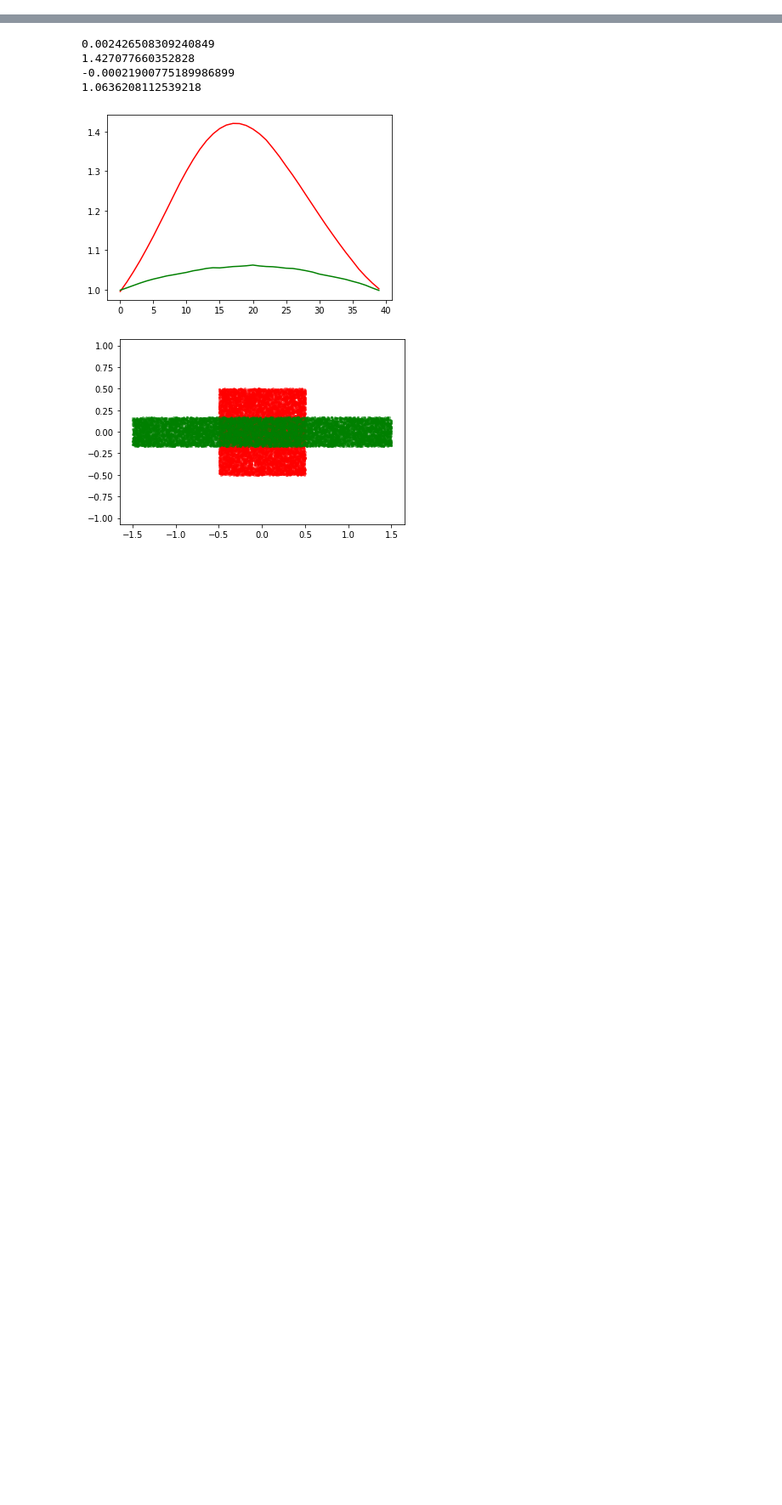
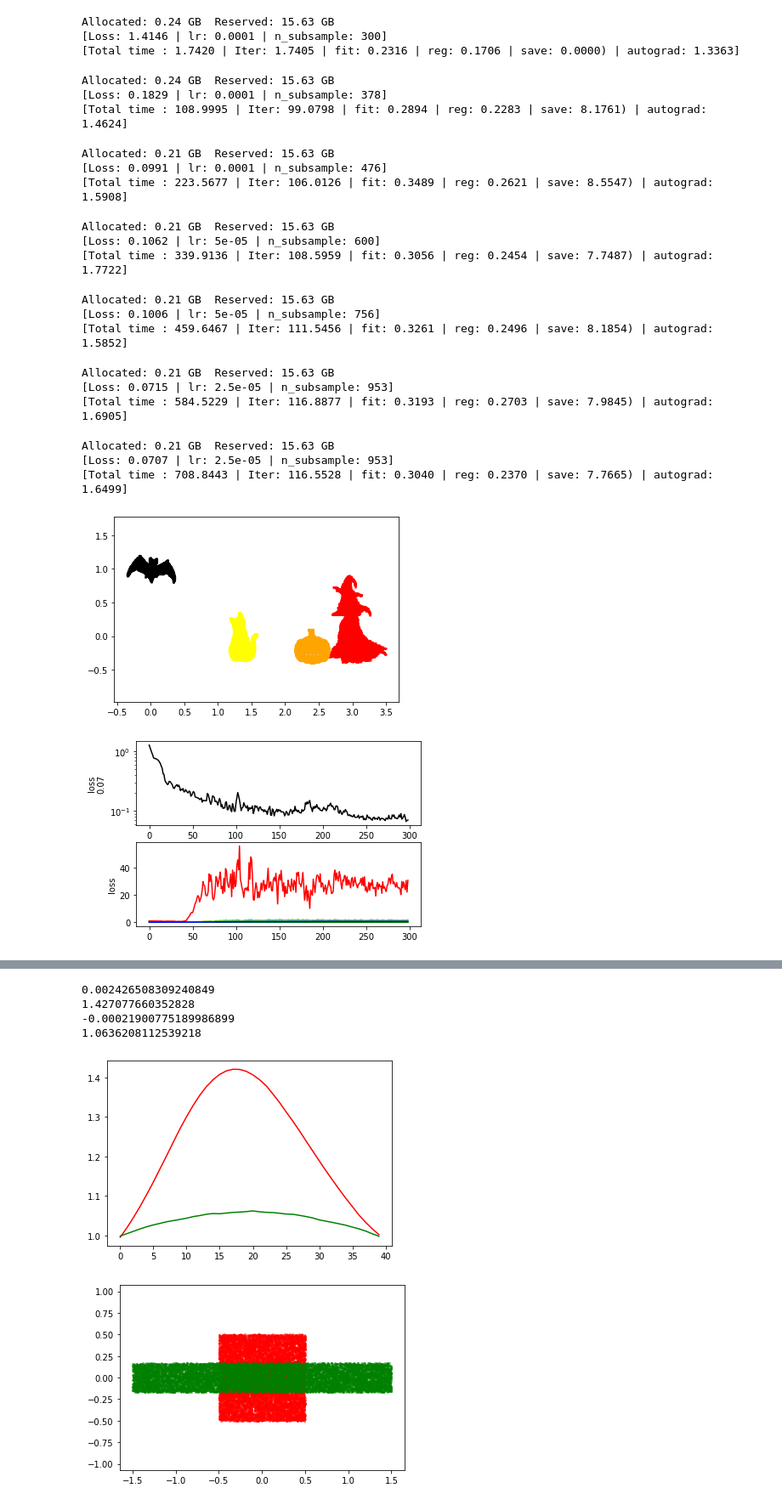
Before and after one commit to pzpzpzp1/wassflow, a Jupyter notebook: cnf-sinkhorn-demo.ipynb, the cells around one changed output, grey strips where cells are left out. Shown at 85% size. Drawn from its saved outputs; the diff is of its cells as text; code cells hidden in the pictures; blank space fills up the shorter version.

Commit message:
add experiments demoing various energies on the same 4 frame trajectory. div free doesnt do much. but the rest seem pretty well explained by their regularizers! also added polar KE

```diff
--- a/cnf-sinkhorn-demo.ipynb
+++ b/cnf-sinkhorn-demo.ipynb
@@ -17,3 +17,58 @@ importlib.reload(ODEModel)
 from ODEModel import velocMLP, FfjordModel
 importlib.reload(LearnVelTraj);
 from LearnVelTraj import learn_vel_trajectory
+# %%
+## TRAIN halloween ish. jerk .01, polar .1
+f1 = ImageDataset('frames/witch.jpg',noise_std=0);
+f2 = ImageDataset('frames/cat2.png',noise_std=0);
+f3 = ImageDataset('frames/pumpkin.jpg',noise_std=0);
+f4 = ImageDataset('frames/bat.jpg',noise_std=0);
+
+n_inner = 10000;
+n_sil = 10000 - n_inner;
+dat1 = torch.cat(f1.sample(n_inner, n_sil, scale = [1, -1.3], center = [3,.25], rotate = 0),0);
+dat2 = torch.cat(f2.sample(n_inner, n_sil, scale = [.5, -1], center = [1.4,0], rotate = 0),0);
+dat3 = torch.cat(f3.sample(n_inner, n_sil, scale = [.5, -.5], center = [2.4,-.15], rotate = 0),0);
+dat4 = torch.cat(f4.sample(n_inner, n_sil, scale = [.7, -.5], center = [0,1], rotate = 0),0);
+
+ezshow(dat1, col='red')
+ezshow(dat2, col='yellow')
+ezshow(dat3, col='orange')
+ezshow(dat4, col='black')
+
+keyframes, __ = ImageDataset.normalize_samples(torch.stack((dat1, dat3, dat2, dat4)).to(device));
+model = FfjordModel(sigmac = 3, n_freq = 100, hidden_layers=3, hidden_features=512, tdiv = 1, in_features=3, out_features=2, incrementalMask = True,  Tperiod = None).to(device)
+outfolder = "results/experiment_spook_polar/"
+model, losses, separate_losses, lrs, n_subs, separate_times = learn_vel_trajectory(keyframes, n_iters = 300, stepsperbatch=50, n_subsample=300, model=model, outname=outfolder, sqrtfitloss=True, detachTZM = False, lr = 1e-4, scaling = .4, normalize=True)
+# model.load_state(outfolder + 'models/state_final.tar')
+
+xt_trajs = st.save_trajectory_2d(model, keyframes, savedir=outfolder, savename='render',
+                       nsteps=20, dpiv=600, n=2000)
+st.render_2d(model, keyframes, xt_trajs, savedir=outfolder, savename='render',
+                       dpiv=600, sigma=None, knn=15, cycle=False, lw=5, contrast=3, Nrbf = 100000, keyframes=True, tightBB=True)
+st.render_2d(model, keyframes, xt_trajs, savedir=outfolder, savename='render_tight',
+                       dpiv=600, sigma=None, knn=15, cycle=False, lw=5, contrast=3, Nrbf = 100000, keyframes=True, tightBB=False)
+# %% [output]
+Allocated: 0.24 GB  Reserved: 15.63 GB
+[Loss: 1.4146 | lr: 0.0001 | n_subsample: 300]
+[Total time : 1.7420 | Iter: 1.7405 | fit: 0.2316 | reg: 0.1706 | save: 0.0000) | autograd: 1.3363]
+Allocated: 0.24 GB  Reserved: 15.63 GB
+[Loss: 0.1829 | lr: 0.0001 | n_subsample: 378]
+[Total time : 108.9995 | Iter: 99.0798 | fit: 0.2894 | reg: 0.2283 | save: 8.1761) | autograd: 1.4624]
+Allocated: 0.21 GB  Reserved: 15.63 GB
+[Loss: 0.0991 | lr: 0.0001 | n_subsample: 476]
+[Total time : 223.5677 | Iter: 106.0126 | fit: 0.3489 | reg: 0.2621 | save: 8.5547) | autograd: 1.5908]
+Allocated: 0.21 GB  Reserved: 15.63 GB
+[Loss: 0.1062 | lr: 5e-05 | n_subsample: 600]
+[Total time : 339.9136 | Iter: 108.5959 | fit: 0.3056 | reg: 0.2454 | save: 7.7487) | autograd: 1.7722]
+Allocated: 0.21 GB  Reserved: 15.63 GB
+[Loss: 0.1006 | lr: 5e-05 | n_subsample: 756]
+[Total time : 459.6467 | Iter: 111.5456 | fit: 0.3261 | reg: 0.2496 | save: 8.1854) | autograd: 1.5852]
+Allocated: 0.21 GB  Reserved: 15.63 GB
+[Loss: 0.0715 | lr: 2.5e-05 | n_subsample: 953]
+[Total time : 584.5229 | Iter: 116.8877 | fit: 0.3193 | reg: 0.2703 | save: 7.9845) | autograd: 1.6905]
+Allocated: 0.21 GB  Reserved: 15.63 GB
+[Loss: 0.0707 | lr: 2.5e-05 | n_subsample: 953]
+[Total time : 708.8443 | Iter: 116.5528 | fit: 0.3040 | reg: 0.2370 | save: 7.7665) | autograd: 1.6499]
+[figure, added]
+[figure, added]
```
Also changed, not shown: parts of 9 cells of this notebook, 5 other files.
